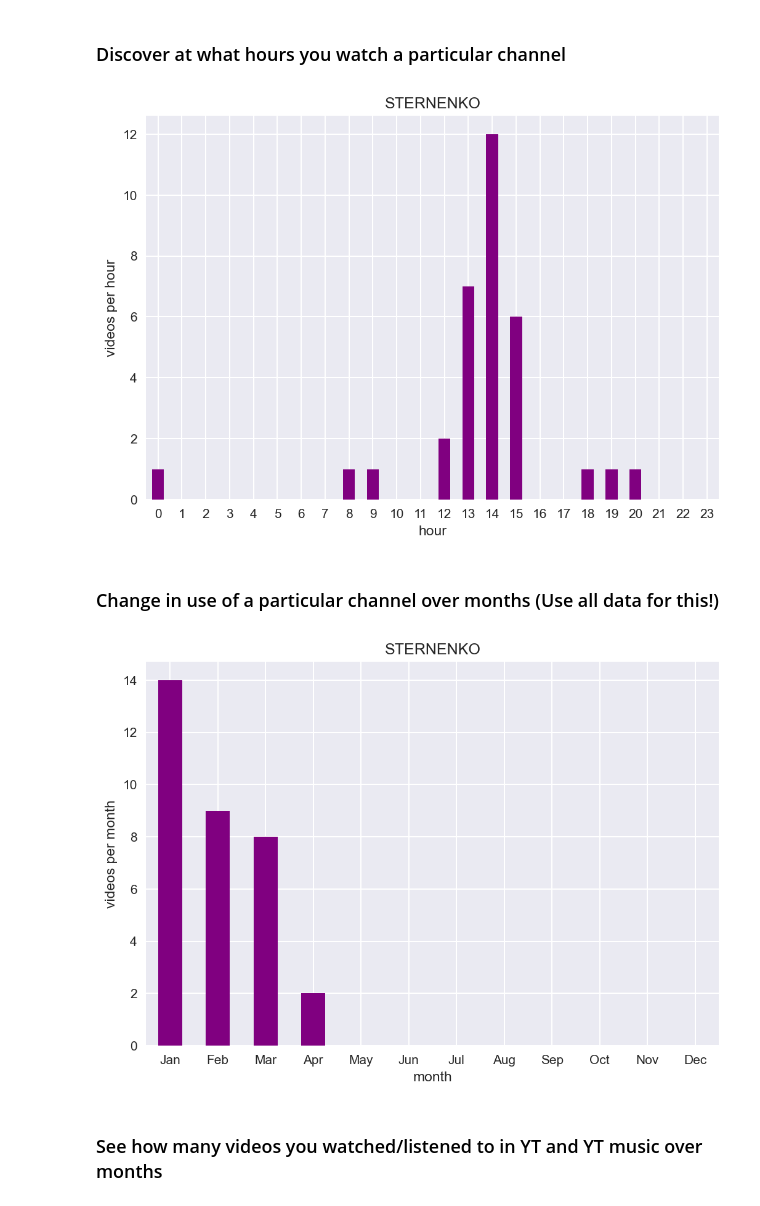
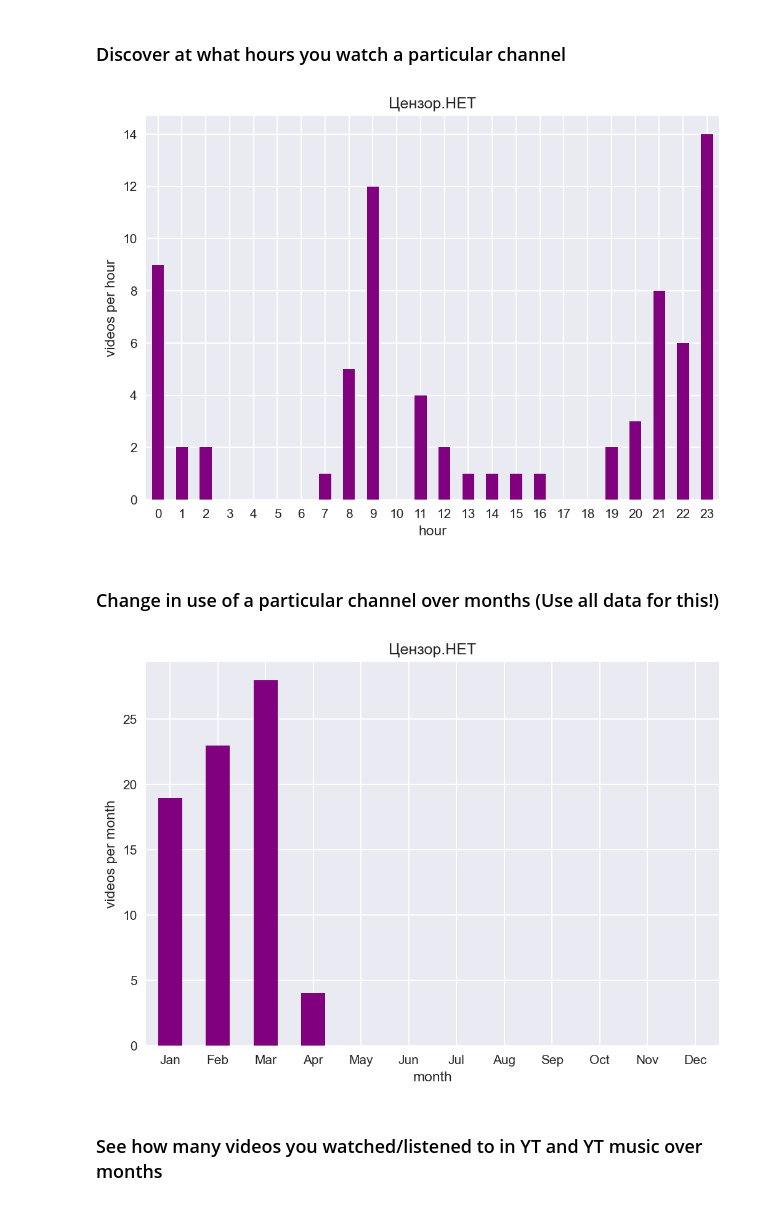
Before and after one commit to SanAntonik/yt_activity_analysis, a Jupyter notebook: explore.ipynb, the cells around one changed output. Saved outputs shown, nothing was run; the diff lists cells and outputs as text; code cells hidden in the pictures.

```diff
--- a/explore.ipynb
+++ b/explore.ipynb
@@ -45,17 +45,17 @@ df
 # %% [markdown]
 ### Discover at what hours you watch a particular channel
 # %%
-channel_name_to_look = "STERNENKO"
+channel_name_to_look = "Цензор.НЕТ"
 h_bar_plot(df, channel_name_to_look)
 # %% [output]
-[figure, old version]
+[figure, new version]
 # %% [markdown]
 ### Change in use of a particular channel over months (Use all data for this!)
 # %%
-channel_name = "STERNENKO"
+channel_name = "Цензор.НЕТ"
 month_bar_plot(df, channel_name)
 # %% [output]
-[figure, old version]
+[figure, new version]
 # %% [markdown]
 ### See how many videos you watched/listened to in YT and YT music over months
 # %%
```
Also changed, not shown: 1 other file.
